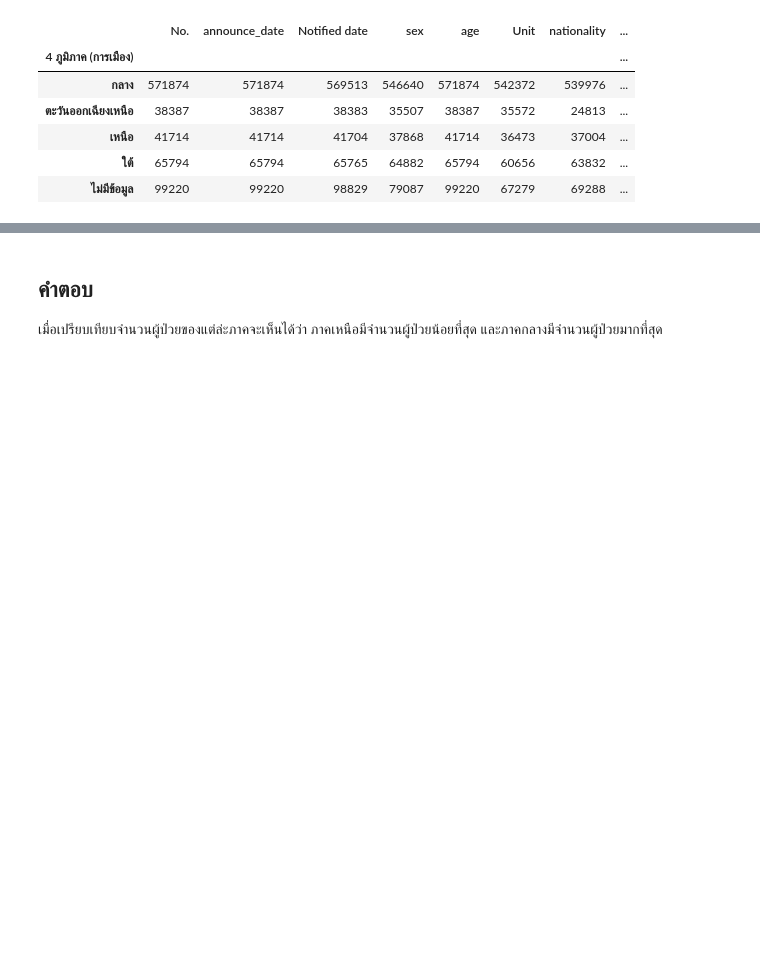
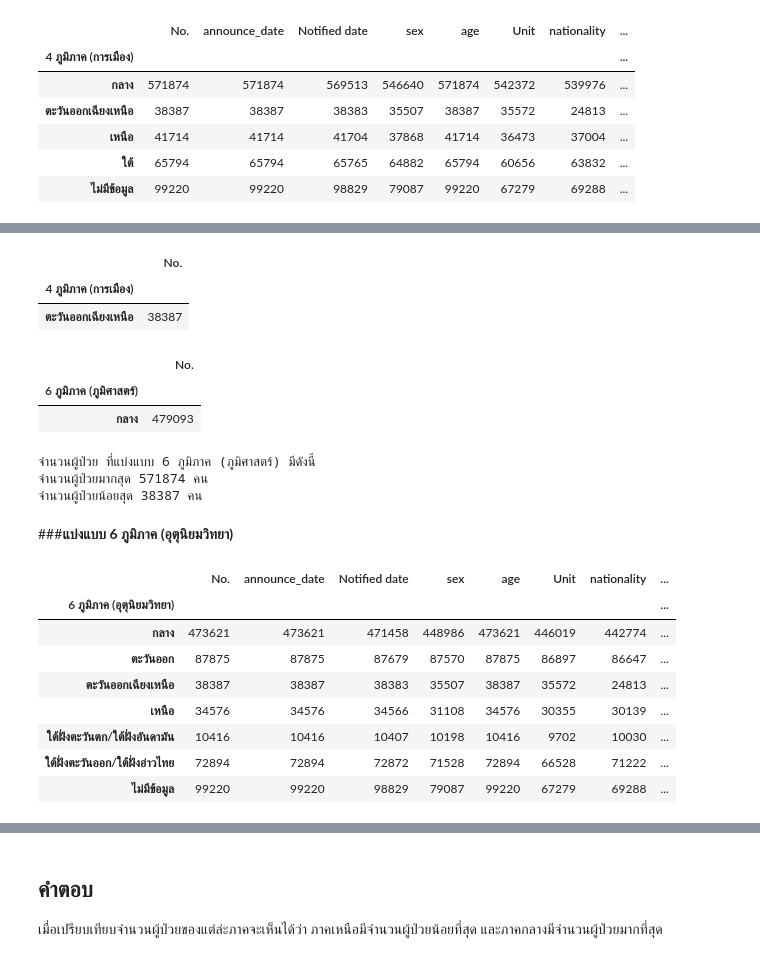
Before and after one commit to khanittha-phusopha/data_viz_2022, a Jupyter notebook: BasicPython&DataViz_midterm2022.ipynb, the cells around one changed output, grey strips where cells are left out. Drawn from its saved outputs; the diff is of its cells as text; code cells hidden in the pictures; blank space fills up the shorter version.

```diff
--- a/BasicPython&DataViz_midterm2022.ipynb
+++ b/BasicPython&DataViz_midterm2022.ipynb
@@ -944,2 +1026,37 @@ SyntaxError: ignored
+# %%
+Q3.iloc[:1,:] #min
+# %% [output]
+|  | No. |
+| 4 ภูมิภาค (การเมือง) |  |
+| ตะวันออกเฉียงเหนือ | 38387 |
 # %%
-Q2.iloc[:1,:]
+Q2.iloc[-1:] #max
+# %% [output]
+|  | No. |
+| 6 ภูมิภาค (ภูมิศาสตร์) |  |
+| กลาง | 479093 |
+# %%
+max1 = Q3.iloc[4,0]
+min1 = Q3.iloc[0,0]
+print(f'จำนวนผู้ป่วย ที่แบ่งแบบ 6 ภูมิภาค (ภูมิศาสตร์) มีดังนี้')
+print(f'จำนวนผู้ป่วยมากสุด {max1} คน ')
+print(f'จำนวนผู้ป่วยน้อยสุด {min1} คน')
+# %% [output]
+จำนวนผู้ป่วย ที่แบ่งแบบ 6 ภูมิภาค (ภูมิศาสตร์) มีดังนี้
+จำนวนผู้ป่วยมากสุด 571874 คน
+จำนวนผู้ป่วยน้อยสุด 38387 คน
+# %% [markdown]
+###**แบ่งแบบ 6 ภูมิภาค (อุตุนิยมวิทยา)**
+# %%
+Q4_table = merged_01.groupby('6 ภูมิภาค (อุตุนิยมวิทยา)').count()
+Q4_table
+# %% [output]
+|  | No. | announce_date | Notified date | sex | age | Unit | nationality | ... |
+| 6 ภูมิภาค (อุตุนิยมวิทยา) |  |  |  |  |  |  |  | ... |
+| กลาง | 473621 | 473621 | 471458 | 448986 | 473621 | 446019 | 442774 | ... |
+| ตะวันออก | 87875 | 87875 | 87679 | 87570 | 87875 | 86897 | 86647 | ... |
+| ตะวันออกเฉียงเหนือ | 38387 | 38387 | 38383 | 35507 | 38387 | 35572 | 24813 | ... |
+| เหนือ | 34576 | 34576 | 34566 | 31108 | 34576 | 30355 | 30139 | ... |
+| ใต้ฝั่งตะวันตก/ใต้ฝั่งอันดามัน | 10416 | 10416 | 10407 | 10198 | 10416 | 9702 | 10030 | ... |
+| ใต้ฝั่งตะวันออก/ใต้ฝั่งอ่าวไทย | 72894 | 72894 | 72872 | 71528 | 72894 | 66528 | 71222 | ... |
+| ไม่มีข้อมูล | 99220 | 99220 | 98829 | 79087 | 99220 | 67279 | 69288 | ... |
```
Also changed, not shown: parts of 164 cells of this notebook.
